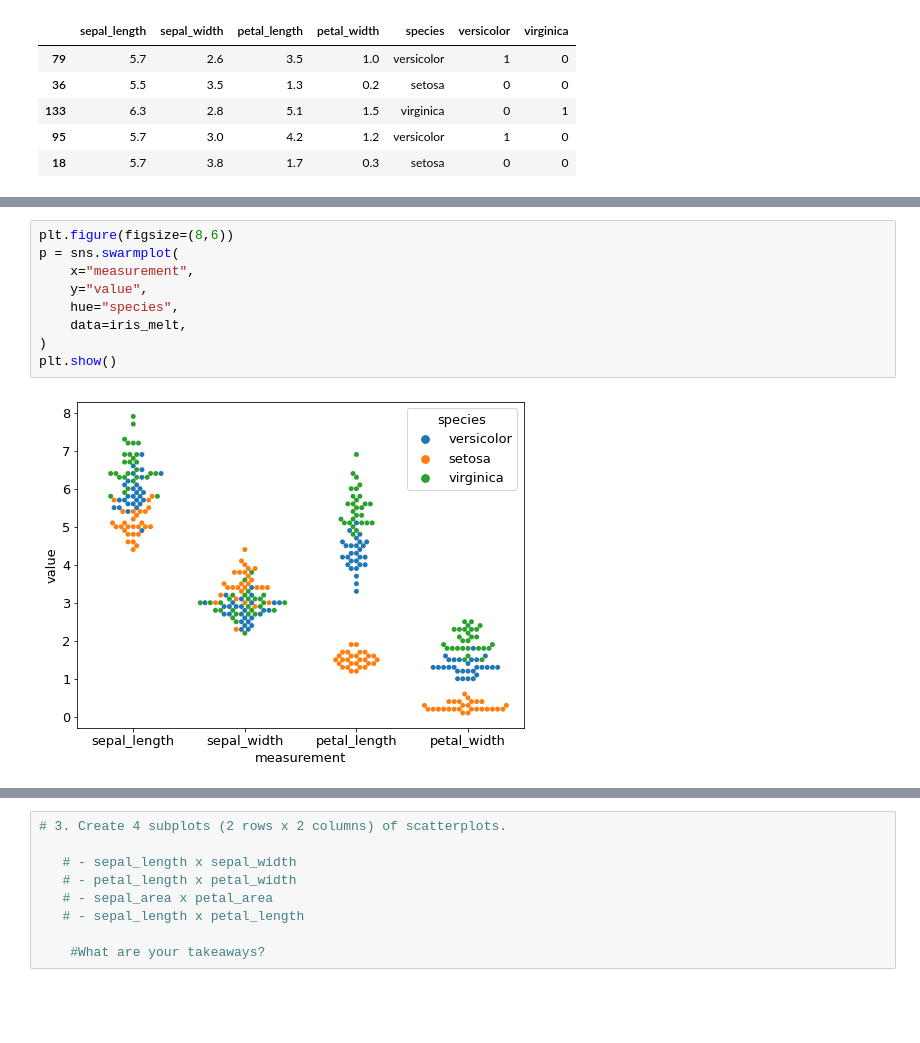
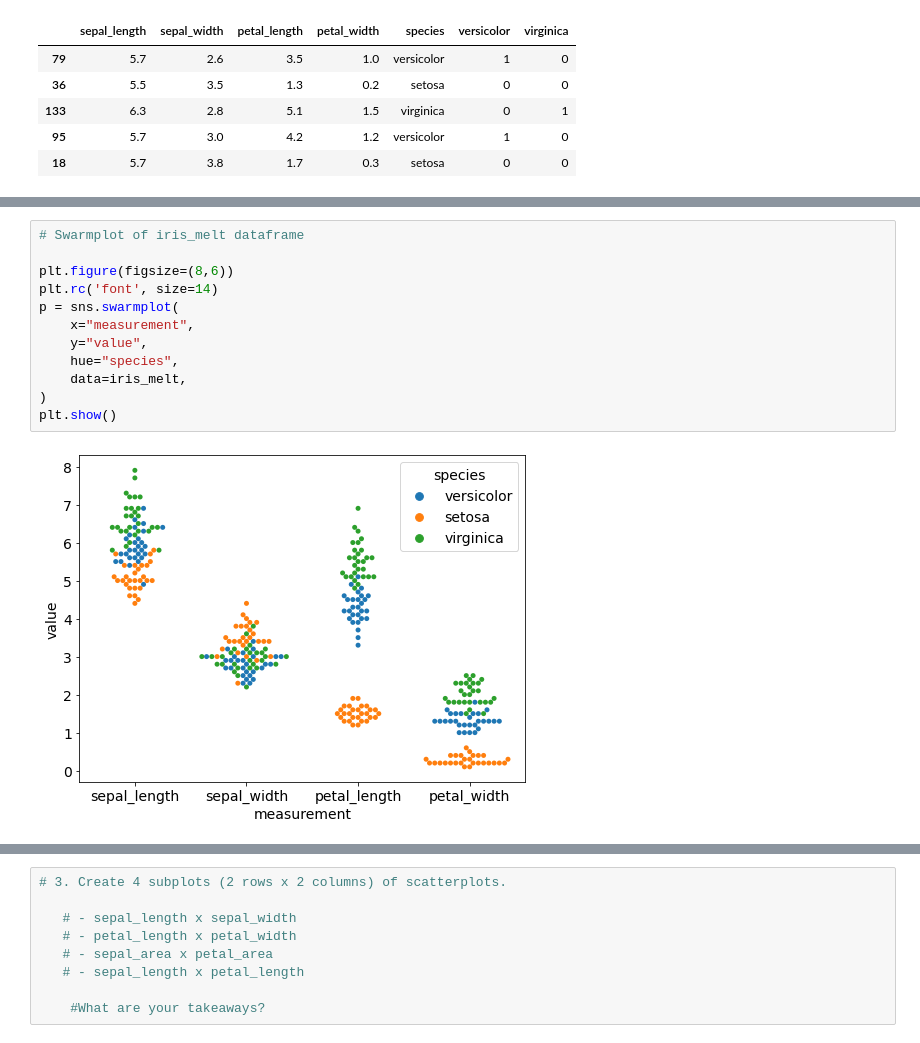
Before and after one commit to LinhQuach13/classification-exercises, a Jupyter notebook: classification_exercises.ipynb, the cells around one changed output, grey strips where cells are left out. Drawn from its saved outputs; the diff is of its cells as text; blank space fills up the shorter version.

```diff
--- a/classification_exercises.ipynb
+++ b/classification_exercises.ipynb
@@ -285,11 +296,14 @@ iris_melt
 # %%
+# Swarmplot of iris_melt dataframe
+
 plt.figure(figsize=(8,6))
+plt.rc('font', size=14)
 p = sns.swarmplot(
     x="measurement",
     y="value",
     hue="species",
     data=iris_melt,
 )
 plt.show()
 # %% [output]
-[figure, old version]
+[figure, new version]
```
Also changed, not shown: parts of 42 cells of this notebook.
